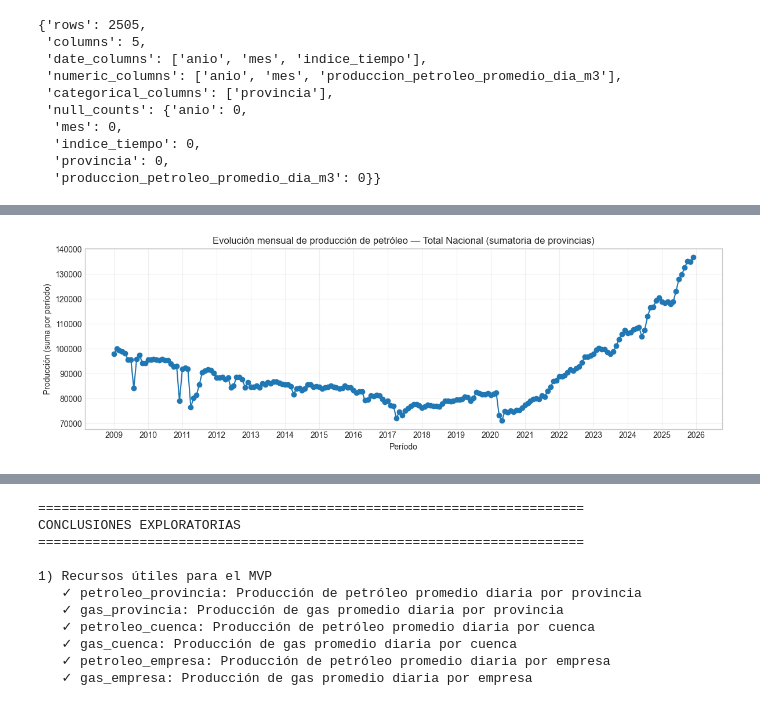
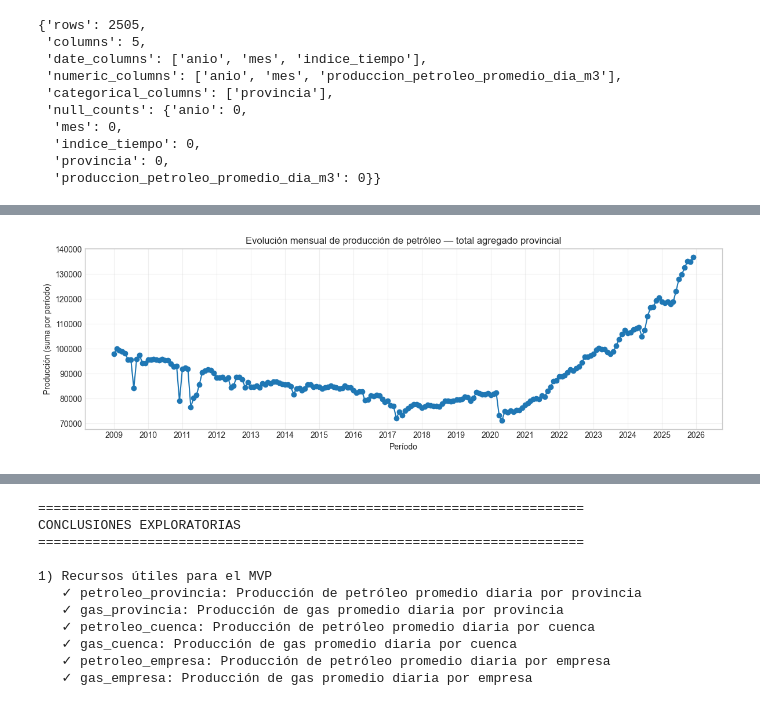
Before and after one commit to ppagano91/DashboardOilAndGasArgentina, a Jupyter notebook: exploration/notebooks/01_exploracion_sesco.ipynb, the cells around one changed output, grey strips where cells are left out. Drawn from its saved outputs; the diff is of its cells as text; code cells hidden in the pictures.

```diff
--- a/exploration/notebooks/01_exploracion_sesco.ipynb
+++ b/exploration/notebooks/01_exploracion_sesco.ipynb
@@ -530,61 +683,27 @@ Ratio: 0.05944929987307194
 # %%
-if df_model["periodo"].notna().any() and df_model["produccion"].notna().any():
+# Gráfica 1: evolución mensual de producción total agregada
+ts_total = (
+    df_model_clean_valid.groupby(["periodo_dt", "periodo_str"], as_index=False)["produccion"]
+    .sum()
+    .sort_values("periodo_dt")
+)
 
-    ts = (
-        df_model
-        .dropna(subset=["periodo", "produccion"])
-        .groupby("periodo", as_index=False)["produccion"]
-        .sum()
-        .sort_values("periodo")
-    )
-
-    # Convertir periodo a datetime para graficar bien
-    ts["periodo_dt"] = pd.to_datetime(ts["periodo"].astype(str), format="%Y-%m")
-
-    # Detectar último período sospechosamente bajo
-    excluir_ultimo = False
-
-    if len(ts) >= 2:
-        ultimo_valor = ts.iloc[-1]["produccion"]
-        penultimo_valor = ts.iloc[-2]["produccion"]
-        ratio = ultimo_valor / penultimo_valor if penultimo_valor else None
-
-        if ratio is not None and ratio < 0.5:
-            excluir_ultimo = True
-            print(
-                f"Advertencia: se excluye el último período "
-                f"({ts.iloc[-1]['periodo']}) porque parece incompleto. "
-                f"Representa {ratio:.1%} del período anterior."
-            )
-
-    ts_plot = ts.iloc[:-1].copy() if excluir_ultimo else ts.copy()
-
-    fig, ax = plt.subplots(figsize=(12, 4))
-
-    ax.plot(
-        ts_plot["periodo_dt"],
-        ts_plot["produccion"],
-        marker="o",
-        linewidth=1.5
-    )
-
-    ax.set_title("Evolución mensual de producción de petróleo — Total Nacional (sumatoria de provincias)")
-    ax.set_xlabel("Período")
-    ax.set_ylabel("Producción (suma por período)")
-
-    # Mostrar una etiqueta por año
-    ax.xaxis.set_major_locator(mdates.YearLocator(1))
-    ax.xaxis.set_major_formatter(mdates.DateFormatter("%Y"))
-
-    # Marcas menores cada 3 meses, sin texto
-    ax.xaxis.set_minor_locator(mdates.MonthLocator(interval=3))
-    # ax.xaxis.set_major_formatter(mdates.DateFormatter("%Y-%m"))
-
-    ax.grid(True, alpha=0.3)
-
-    plt.tight_layout()
-    plt.show()
-
-else:
-    print("No hay columnas suficientes para serie temporal.")
+fig, ax = plt.subplots(figsize=(12, 4))
+ax.plot(
+    ts_total["periodo_dt"],
+    ts_total["produccion"],
+    marker="o",
+    linewidth=1.5,
+)
+ax.set_title(
+    "Evolución mensual de producción de petróleo — total agregado provincial"
+)
+ax.set_xlabel("Período")
+ax.set_ylabel("Producción (suma por período)")
+ax.xaxis.set_major_locator(mdates.YearLocator(1))
+ax.xaxis.set_major_formatter(mdates.DateFormatter("%Y"))
+ax.xaxis.set_minor_locator(mdates.MonthLocator(interval=3))
+ax.grid(True, alpha=0.3)
+plt.tight_layout()
+plt.show()
 # %% [output]
@@ -592 +710 @@ Advertencia: se excluye el último período (2026-01) porque parece incompleto.
-[figure, old version]
+[figure, new version]
```
Also changed, not shown: parts of 26 cells of this notebook.
